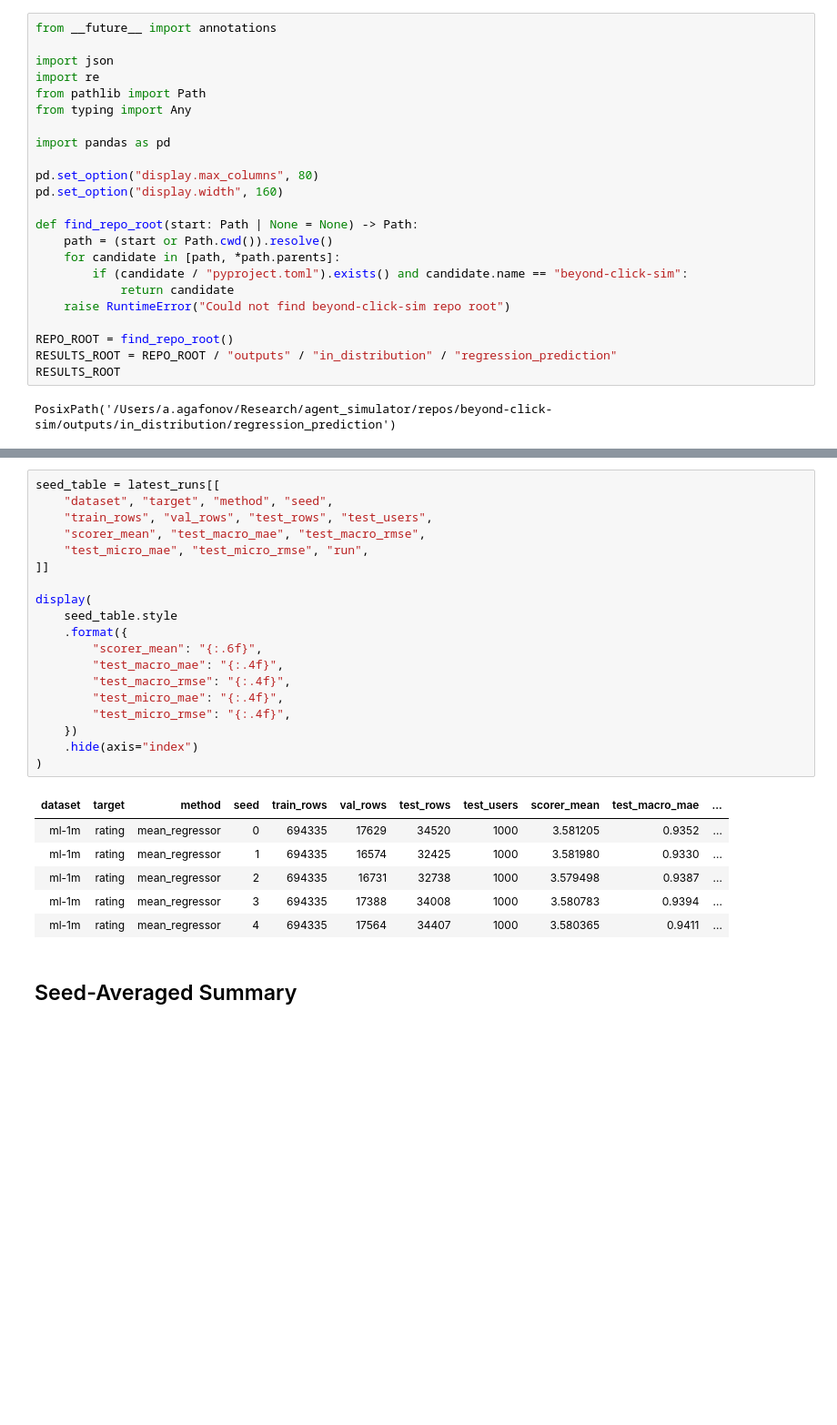
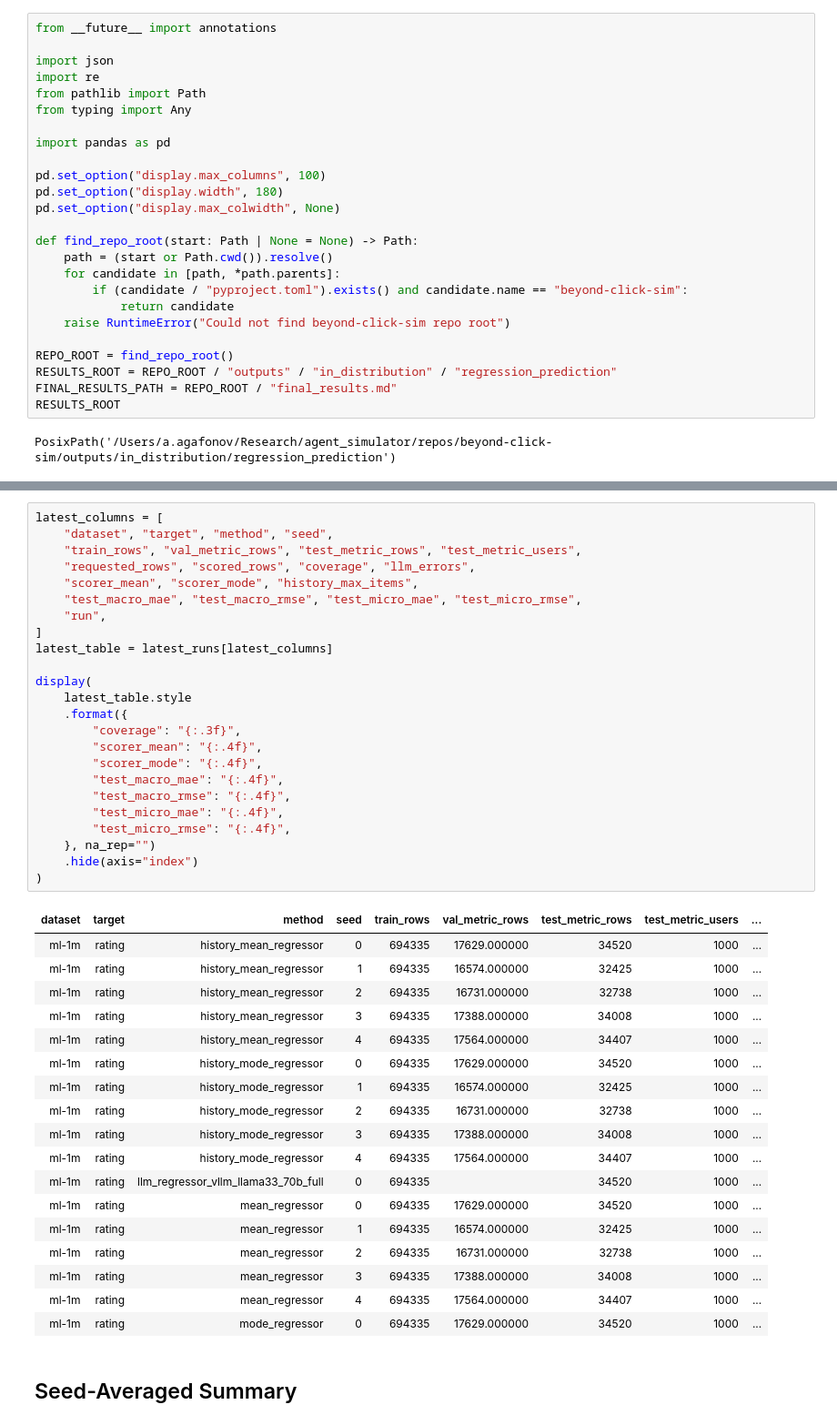
Before and after one commit to agafonovartem/beyond-click-sim, a Jupyter notebook: notebooks/compare_regression_mean_eval1000.ipynb, the cells around one changed output, grey strips where cells are left out. Shown at 91% size. Cells and saved outputs as stored; diff of their text form; blank space fills up the shorter version.

```diff
--- a/notebooks/compare_regression_mean_eval1000.ipynb
+++ b/notebooks/compare_regression_mean_eval1000.ipynb
@@ -12,8 +12,9 @@ from typing import Any
 
 import pandas as pd
 
-pd.set_option("display.max_columns", 80)
-pd.set_option("display.width", 160)
+pd.set_option("display.max_columns", 100)
+pd.set_option("display.width", 180)
+pd.set_option("display.max_colwidth", None)
 
 def find_repo_root(start: Path | None = None) -> Path:
     path = (start or Path.cwd()).resolve()
@@ -24,6 +25,7 @@ def find_repo_root(start: Path | None = None) -> Path:
 
 REPO_ROOT = find_repo_root()
 RESULTS_ROOT = REPO_ROOT / "outputs" / "in_distribution" / "regression_prediction"
+FINAL_RESULTS_PATH = REPO_ROOT / "final_results.md"
 RESULTS_ROOT
 # %% [output]
 PosixPath('/Users/a.agafonov/Research/agent_simulator/repos/beyond-click-sim/outputs/in_distribution/regression_prediction')
@@ -113,29 +166,46 @@ latest_runs[["dataset", "target", "method", "seed", "timestamp", "run"]]
 # %%
-seed_table = latest_runs[[
+latest_columns = [
     "dataset", "target", "method", "seed",
-    "train_rows", "val_rows", "test_rows", "test_users",
-    "scorer_mean", "test_macro_mae", "test_macro_rmse",
-    "test_micro_mae", "test_micro_rmse", "run",
-]]
+    "train_rows", "val_metric_rows", "test_metric_rows", "test_metric_users",
+    "requested_rows", "scored_rows", "coverage", "llm_errors",
+    "scorer_mean", "scorer_mode", "history_max_items",
+    "test_macro_mae", "test_macro_rmse", "test_micro_mae", "test_micro_rmse",
+    "run",
+]
+latest_table = latest_runs[latest_columns]
 
 display(
-    seed_table.style
+    latest_table.style
     .format({
-        "scorer_mean": "{:.6f}",
+        "coverage": "{:.3f}",
+        "scorer_mean": "{:.4f}",
+        "scorer_mode": "{:.4f}",
         "test_macro_mae": "{:.4f}",
         "test_macro_rmse": "{:.4f}",
         "test_micro_mae": "{:.4f}",
         "test_micro_rmse": "{:.4f}",
-    })
+    }, na_rep="")
     .hide(axis="index")
 )
 # %% [output]
-| dataset | target | method | seed | train_rows | val_rows | test_rows | test_users | scorer_mean | test_macro_mae | ... |
-| ml-1m | rating | mean_regressor | 0 | 694335 | 17629 | 34520 | 1000 | 3.581205 | 0.9352 | ... |
-| ml-1m | rating | mean_regressor | 1 | 694335 | 16574 | 32425 | 1000 | 3.581980 | 0.9330 | ... |
-| ml-1m | rating | mean_regressor | 2 | 694335 | 16731 | 32738 | 1000 | 3.579498 | 0.9387 | ... |
-| ml-1m | rating | mean_regressor | 3 | 694335 | 17388 | 34008 | 1000 | 3.580783 | 0.9394 | ... |
-| ml-1m | rating | mean_regressor | 4 | 694335 | 17564 | 34407 | 1000 | 3.580365 | 0.9411 | ... |
+| dataset | target | method | seed | train_rows | val_metric_rows | test_metric_rows | test_metric_users | ... |
+| ml-1m | rating | history_mean_regressor | 0 | 694335 | 17629.000000 | 34520 | 1000 | ... |
+| ml-1m | rating | history_mean_regressor | 1 | 694335 | 16574.000000 | 32425 | 1000 | ... |
+| ml-1m | rating | history_mean_regressor | 2 | 694335 | 16731.000000 | 32738 | 1000 | ... |
+| ml-1m | rating | history_mean_regressor | 3 | 694335 | 17388.000000 | 34008 | 1000 | ... |
+| ml-1m | rating | history_mean_regressor | 4 | 694335 | 17564.000000 | 34407 | 1000 | ... |
+| ml-1m | rating | history_mode_regressor | 0 | 694335 | 17629.000000 | 34520 | 1000 | ... |
+| ml-1m | rating | history_mode_regressor | 1 | 694335 | 16574.000000 | 32425 | 1000 | ... |
+| ml-1m | rating | history_mode_regressor | 2 | 694335 | 16731.000000 | 32738 | 1000 | ... |
+| ml-1m | rating | history_mode_regressor | 3 | 694335 | 17388.000000 | 34008 | 1000 | ... |
+| ml-1m | rating | history_mode_regressor | 4 | 694335 | 17564.000000 | 34407 | 1000 | ... |
+| ml-1m | rating | llm_regressor_vllm_llama33_70b_full | 0 | 694335 |  | 34520 | 1000 | ... |
+| ml-1m | rating | mean_regressor | 0 | 694335 | 17629.000000 | 34520 | 1000 | ... |
+| ml-1m | rating | mean_regressor | 1 | 694335 | 16574.000000 | 32425 | 1000 | ... |
+| ml-1m | rating | mean_regressor | 2 | 694335 | 16731.000000 | 32738 | 1000 | ... |
+| ml-1m | rating | mean_regressor | 3 | 694335 | 17388.000000 | 34008 | 1000 | ... |
+| ml-1m | rating | mean_regressor | 4 | 694335 | 17564.000000 | 34407 | 1000 | ... |
+| ml-1m | rating | mode_regressor | 0 | 694335 | 17629.000000 | 34520 | 1000 | ... |
 # %% [markdown]
 ## Seed-Averaged Summary
 # %%
```
Also changed, not shown: parts of 6 cells of this notebook, 3 other files.
